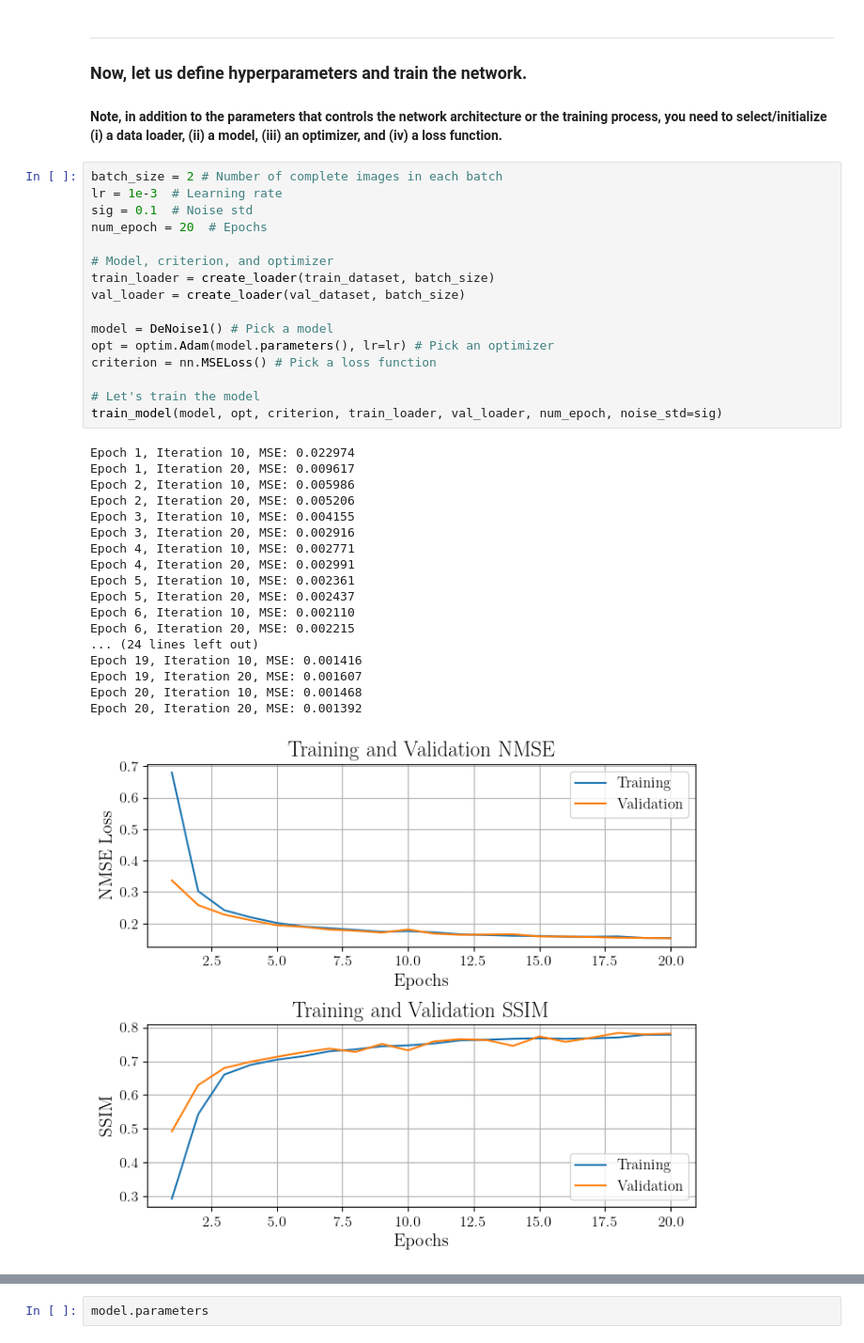
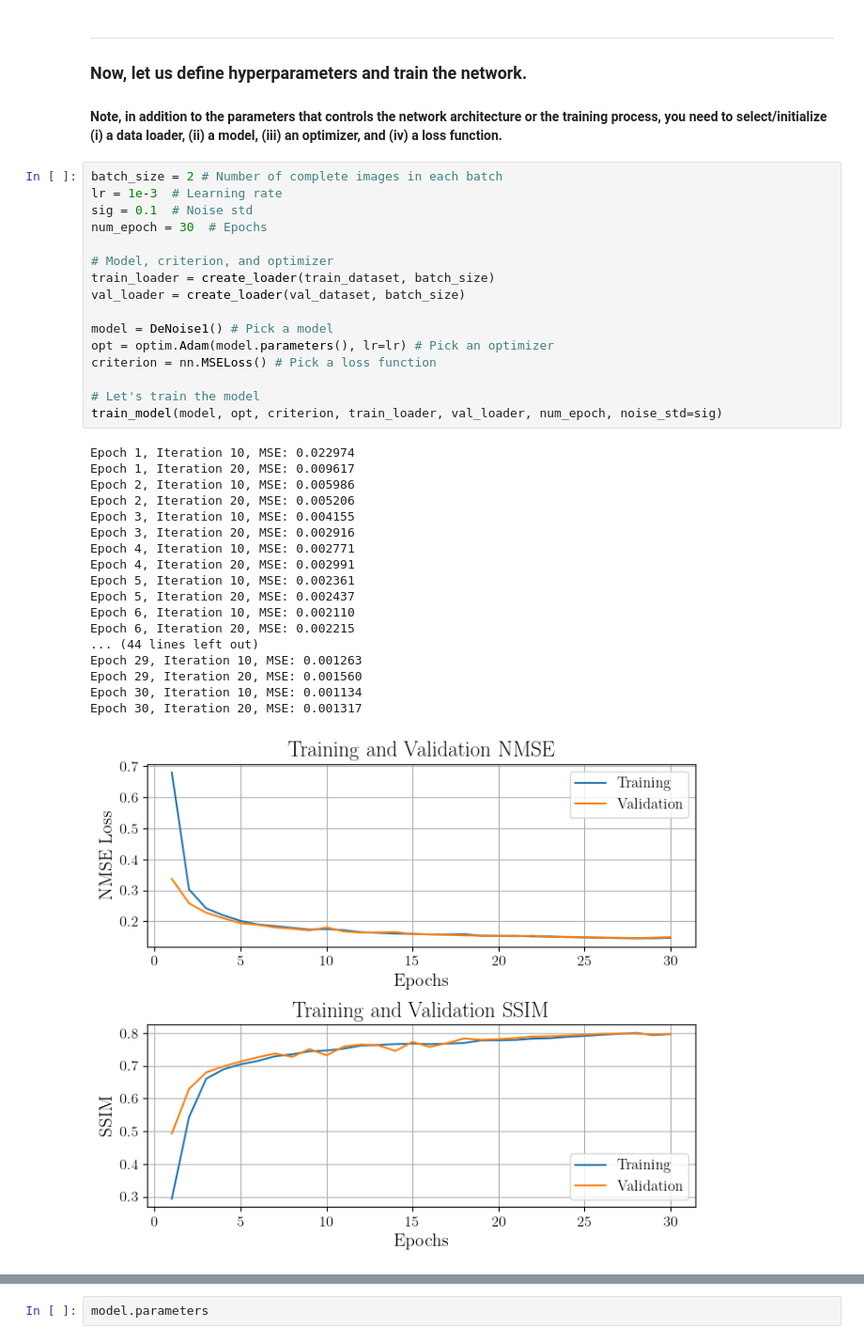
Before and after one commit to MihirJoe/MRI-Denoising, a Jupyter notebook: starter_code.ipynb, the cells around one changed output, grey strips where cells are left out. Shown at 94% size. Drawn from its saved outputs; the diff is of its cells as text.

```diff
--- a/starter_code.ipynb
+++ b/starter_code.ipynb
@@ -314,37 +315,37 @@ ___
 # %%
 batch_size = 2 # Number of complete images in each batch
 lr = 1e-3  # Learning rate
 sig = 0.1  # Noise std
-num_epoch = 20  # Epochs
+num_epoch = 30  # Epochs
 
 # Model, criterion, and optimizer
 train_loader = create_loader(train_dataset, batch_size)
 val_loader = create_loader(val_dataset, batch_size)
 
 model = DeNoise1() # Pick a model
 opt = optim.Adam(model.parameters(), lr=lr) # Pick an optimizer
 criterion = nn.MSELoss() # Pick a loss function
 
 # Let's train the model
 train_model(model, opt, criterion, train_loader, val_loader, num_epoch, noise_std=sig)
 # %% [output]
 Epoch 1, Iteration 10, MSE: 0.022974
 Epoch 1, Iteration 20, MSE: 0.009617
 Epoch 2, Iteration 10, MSE: 0.005986
 Epoch 2, Iteration 20, MSE: 0.005206
 Epoch 3, Iteration 10, MSE: 0.004155
 Epoch 3, Iteration 20, MSE: 0.002916
 Epoch 4, Iteration 10, MSE: 0.002771
 Epoch 4, Iteration 20, MSE: 0.002991
 Epoch 5, Iteration 10, MSE: 0.002361
 Epoch 5, Iteration 20, MSE: 0.002437
 Epoch 6, Iteration 10, MSE: 0.002110
 Epoch 6, Iteration 20, MSE: 0.002215
-... (24 lines left out)
-Epoch 19, Iteration 10, MSE: 0.001416
-Epoch 19, Iteration 20, MSE: 0.001607
-Epoch 20, Iteration 10, MSE: 0.001468
-Epoch 20, Iteration 20, MSE: 0.001392
+... (44 lines left out)
+Epoch 29, Iteration 10, MSE: 0.001263
+Epoch 29, Iteration 20, MSE: 0.001560
+Epoch 30, Iteration 10, MSE: 0.001134
+Epoch 30, Iteration 20, MSE: 0.001317
-[figure, old version]
+[figure, new version]
 # %%
 # save the model
```
Also changed, not shown: parts of 7 cells of this notebook.
